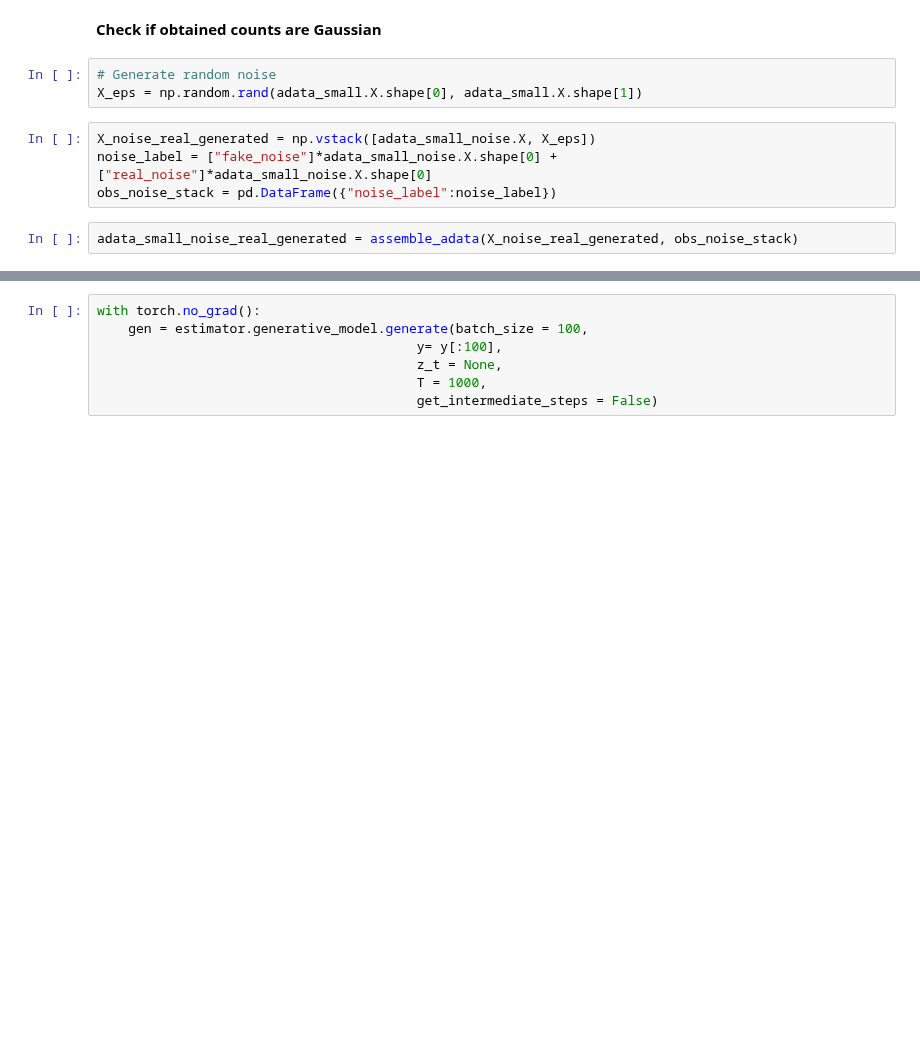
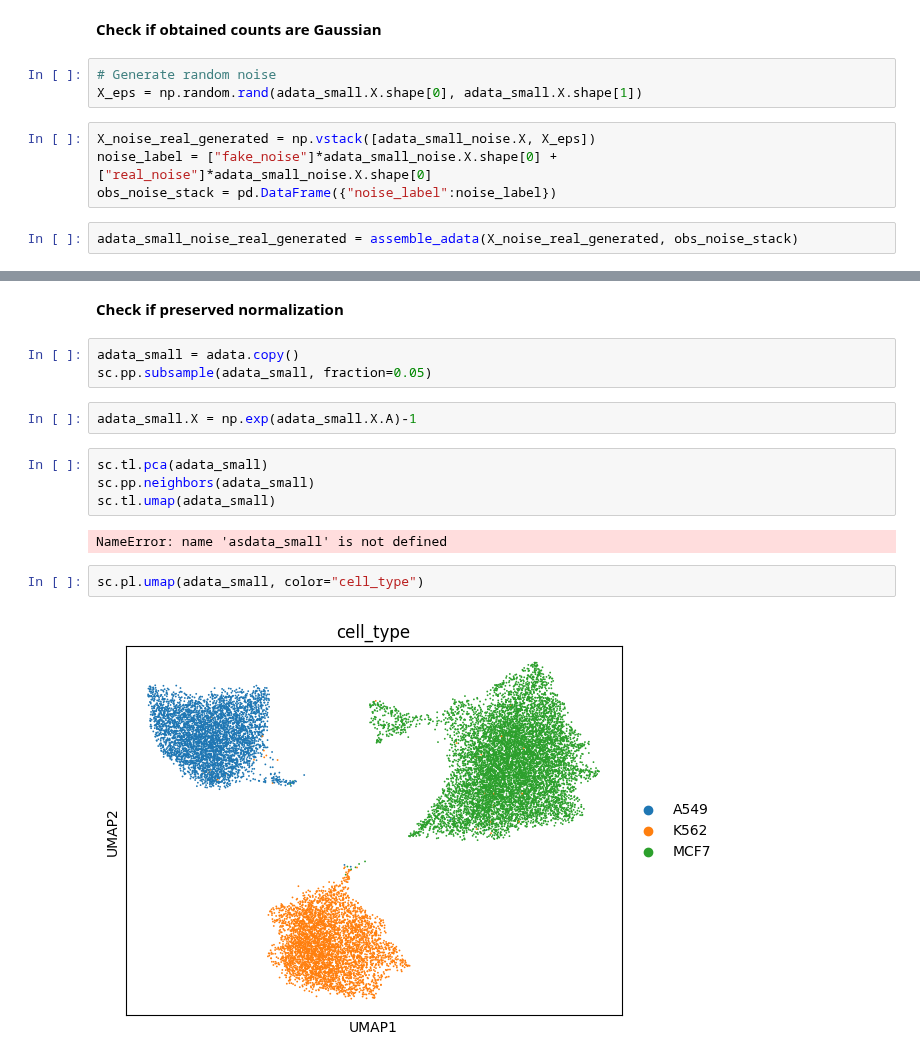
Before and after one commit to theislab/CFGen, a Jupyter notebook: notebooks/data_exploration/sciplex3_data_exploration.ipynb, the cells around one changed output, grey strips where cells are left out. Drawn from its saved outputs; the diff is of its cells as text; blank space fills up the shorter version.

```diff
--- a/notebooks/data_exploration/sciplex3_data_exploration.ipynb
+++ b/notebooks/data_exploration/sciplex3_data_exploration.ipynb
@@ -176,7 +97,17 @@ obs.columns = ["cell_type"]
-# %%
-with torch.no_grad():
-    gen = estimator.generative_model.generate(batch_size = 100,
-                                         y= y[:100],
-                                         z_t = None,
-                                         T = 1000,
-                                         get_intermediate_steps = False)
+# %% [markdown]
+**Check if preserved normalization**
+# %%
+adata_small = adata.copy()
+sc.pp.subsample(adata_small, fraction=0.05)
+# %%
+adata_small.X = np.exp(adata_small.X.A)-1
+# %%
+sc.tl.pca(adata_small)
+sc.pp.neighbors(adata_small)
+sc.tl.umap(adata_small)
+# %% [output]
+NameError: name 'asdata_small' is not defined
+# %%
+sc.pl.umap(adata_small, color="cell_type")
+# %% [output]
+[figure, added]
```
Also changed, not shown: parts of 23 cells of this notebook, 14 other files.
